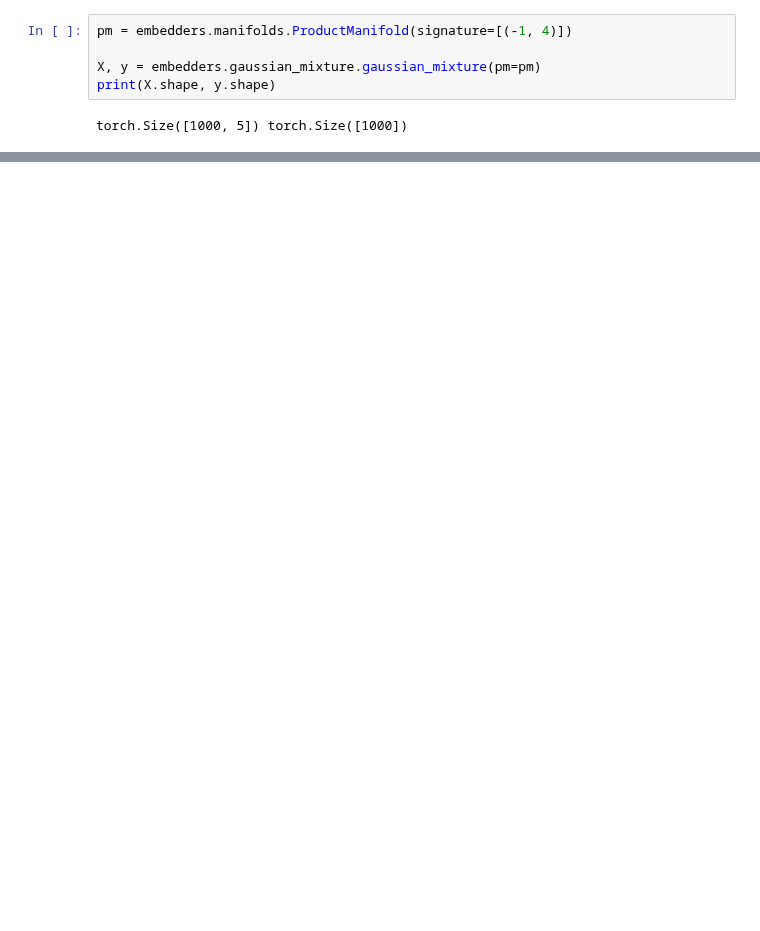
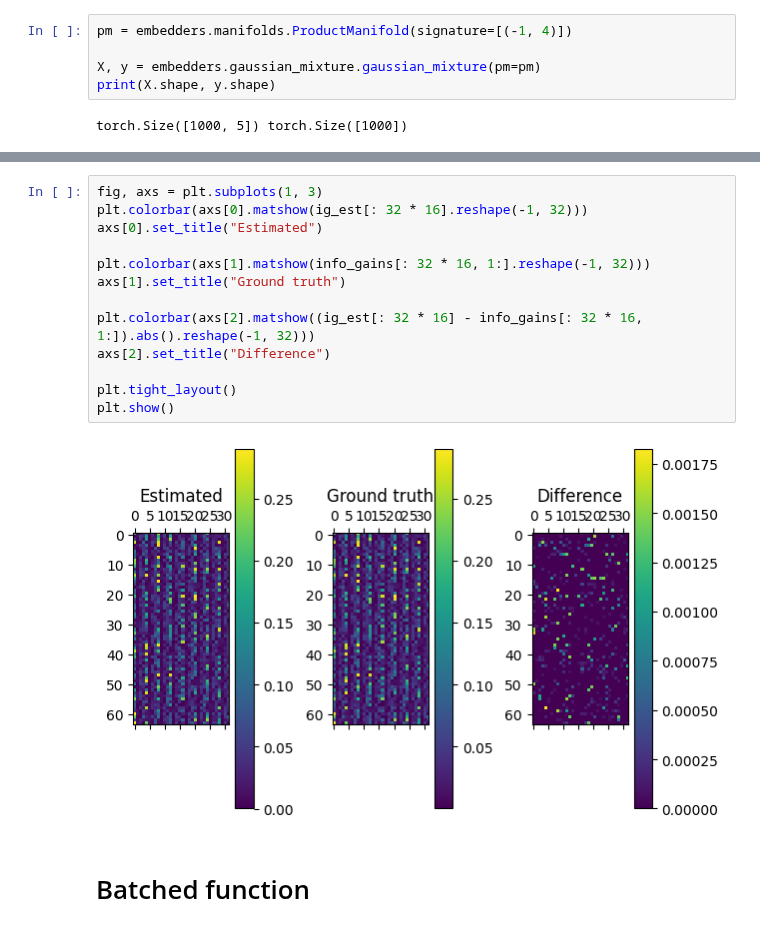
Before and after one commit to qc2321/embedders, a Jupyter notebook: notebooks/13_pc_information_gain.ipynb, the cells around one changed output, grey strips where cells are left out. Cells and saved outputs as stored; diff of their text form; blank space fills up the shorter version.

```diff
--- a/notebooks/13_pc_information_gain.ipynb
+++ b/notebooks/13_pc_information_gain.ipynb
@@ -57,0 +188,17 @@ torch.Size([1000, 1000, 4])
+# %%
+fig, axs = plt.subplots(1, 3)
+plt.colorbar(axs[0].matshow(ig_est[: 32 * 16].reshape(-1, 32)))
+axs[0].set_title("Estimated")
+
+plt.colorbar(axs[1].matshow(info_gains[: 32 * 16, 1:].reshape(-1, 32)))
+axs[1].set_title("Ground truth")
+
+plt.colorbar(axs[2].matshow((ig_est[: 32 * 16] - info_gains[: 32 * 16, 1:]).abs().reshape(-1, 32)))
+axs[2].set_title("Difference")
+
+plt.tight_layout()
+plt.show()
+# %% [output]
+[figure, added]
+# %% [markdown]
+# Batched function
```
Also changed, not shown: parts of 16 cells of this notebook.
